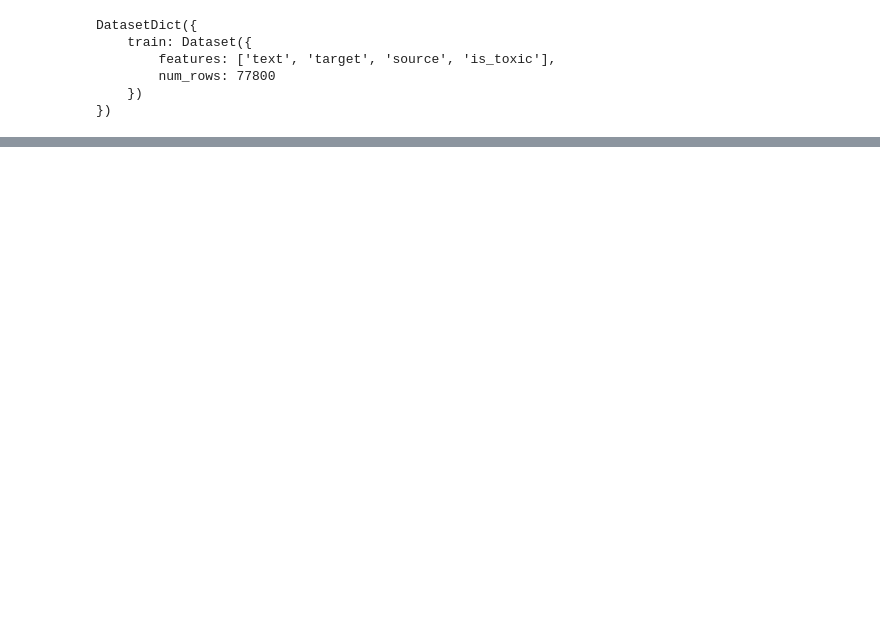
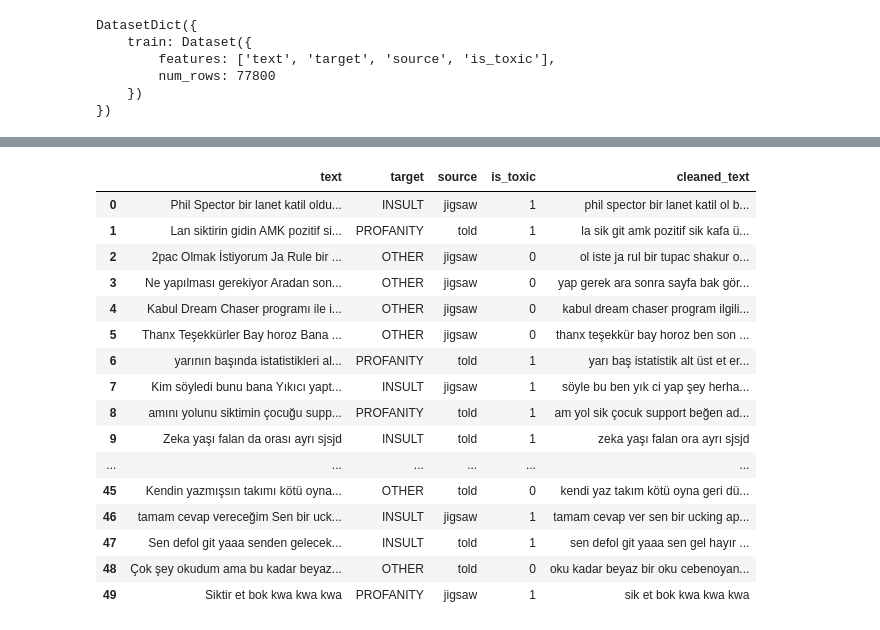
Before and after one commit to fc63/Detection-and-Classification-of-Offensive-Language-in-Turkish, a Jupyter notebook: 1.ipynb, the cells around one changed output, grey strips where cells are left out. Cells and saved outputs as stored; diff of their text form; code cells hidden in the pictures; blank space fills up the shorter version.

```diff
--- a/1.ipynb
+++ b/1.ipynb
@@ -117,2 +95,5 @@ Successfully installed emoji-2.14.0 stanza-1.10.1
 Stanza Turkish model downloaded!
 Libraries and NLTK datasets loaded!
+# %%
+nltk.download("stopwords")
+stop_words = set(stopwords.words("turkish"))
@@ -118,0 +103,44 @@ Libraries and NLTK datasets loaded!
+# %%
+# function: remove special char
+def remove_special_characters(text):
+    text = re.sub(r'[^\w\s]', '', text)
+    text = re.sub(r'[\U00010000-\U0010FFFF]', '', text)
+    return text
+
+# preprocessing function
+def preprocess_text_stanza(text):
+    text = remove_special_characters(text.lower())
+
+    doc = nlp(text)
+    lemmatized_tokens = [
+        word.lemma if word.lemma is not None else word.text
+        for sentence in doc.sentences for word in sentence.words
+        if word.text.isalpha() and word.text not in stop_words
+    ]
+    return " ".join(lemmatized_tokens)
+
+tqdm.pandas()
+
+train = dataset['train'].select(range(50))
+train = train.to_pandas()
+train["cleaned_text"] = train["text"].progress_apply(preprocess_text_stanza)
+
+train
+# %% [output]
+|  | text | target | source | is_toxic | cleaned_text |
+| 0 | Phil Spector bir lanet katil oldu... | INSULT | jigsaw | 1 | phil spector bir lanet katil ol b... |
+| 1 | Lan siktirin gidin AMK pozitif si... | PROFANITY | told | 1 | la sik git amk pozitif sik kafa ü... |
+| 2 | 2pac Olmak İstiyorum Ja Rule bir ... | OTHER | jigsaw | 0 | ol iste ja rul bir tupac shakur o... |
+| 3 | Ne yapılması gerekiyor Aradan son... | OTHER | jigsaw | 0 | yap gerek ara sonra sayfa bak gör... |
+| 4 | Kabul Dream Chaser programı ile i... | OTHER | jigsaw | 0 | kabul dream chaser program ilgili... |
+| 5 | Thanx Teşekkürler Bay horoz Bana ... | OTHER | jigsaw | 0 | thanx teşekkür bay horoz ben son ... |
+| 6 | yarının başında istatistikleri al... | PROFANITY | told | 1 | yarı baş istatistik alt üst et er... |
+| 7 | Kim söyledi bunu bana Yıkıcı yapt... | INSULT | jigsaw | 1 | söyle bu ben yık ci yap şey herha... |
+| 8 | amını yolunu siktimin çocuğu supp... | PROFANITY | told | 1 | am yol sik çocuk support beğen ad... |
+| 9 | Zeka yaşı falan da orası ayrı sjsjd | INSULT | told | 1 | zeka yaşı falan ora ayrı sjsjd |
+| ... | ... | ... | ... | ... | ... |
+| 45 | Kendin yazmışsın takımı kötü oyna... | OTHER | told | 0 | kendi yaz takım kötü oyna geri dü... |
+| 46 | tamam cevap vereceğim Sen bir uck... | INSULT | jigsaw | 1 | tamam cevap ver sen bir ucking ap... |
+| 47 | Sen defol git yaaa senden gelecek... | INSULT | told | 1 | sen defol git yaaa sen gel hayır ... |
+| 48 | Çok şey okudum ama bu kadar beyaz... | OTHER | told | 0 | oku kadar beyaz bir oku cebenoyan... |
+| 49 | Siktir et bok kwa kwa kwa | PROFANITY | jigsaw | 1 | sik et bok kwa kwa kwa |
```
Also changed, not shown: parts of 3 cells of this notebook.
